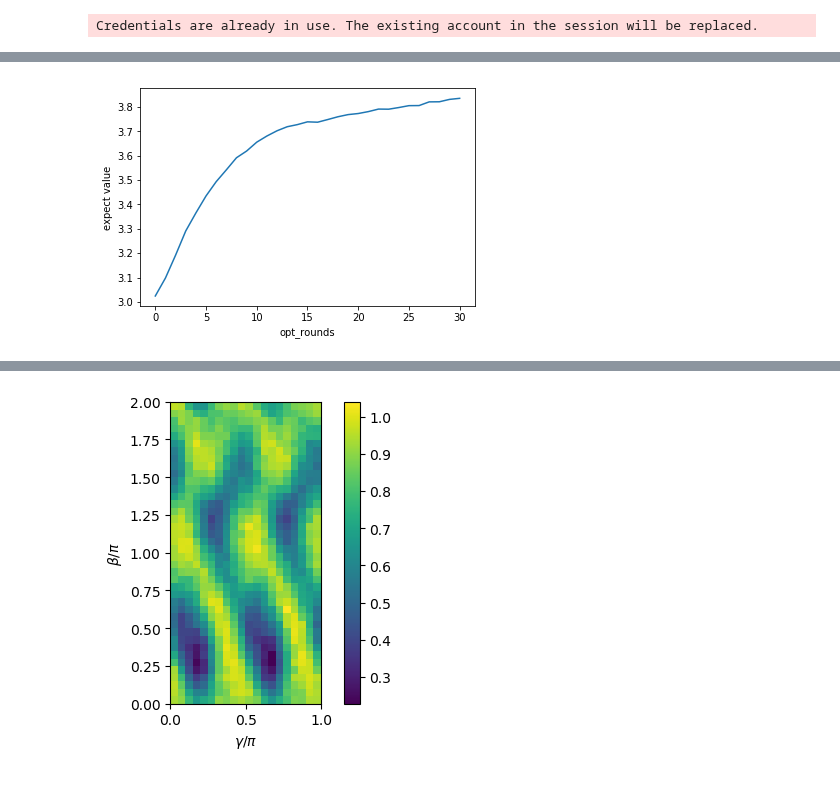
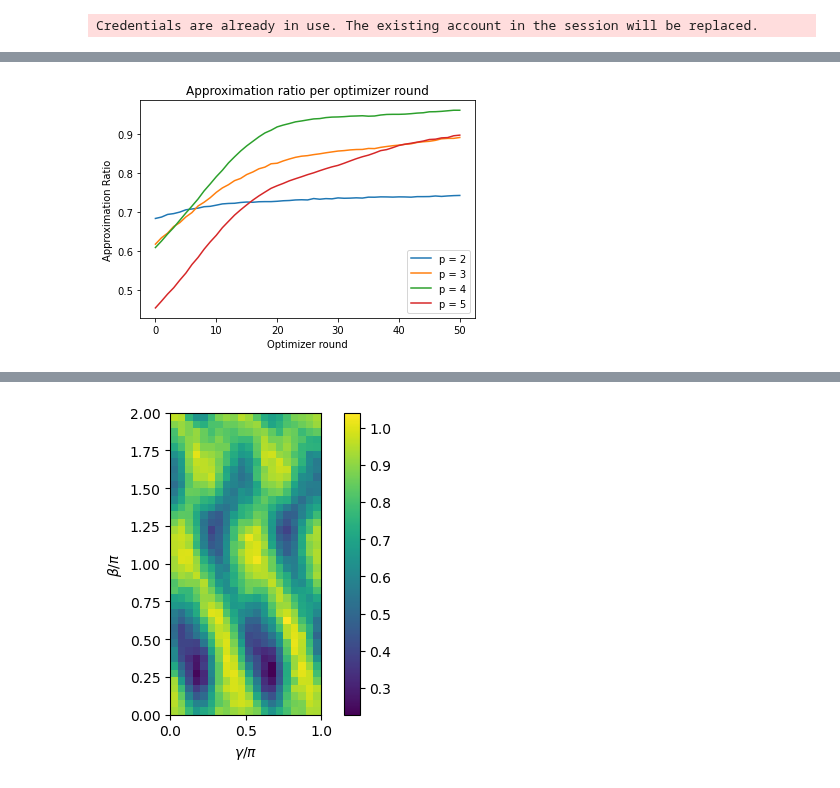
Before and after one commit to XunyiZhao/Quantum_Information_Project, a Jupyter notebook: k-colorable-subgraph.ipynb, the cells around one changed output, grey strips where cells are left out. Saved outputs shown, nothing was run; the diff lists cells and outputs as text; code cells hidden in the pictures.

```diff
--- a/k-colorable-subgraph.ipynb
+++ b/k-colorable-subgraph.ipynb
@@ -280,0 +348,22 @@ k_col.draw()
+# %%
+%%time
+
+colors = 2
+rounds = 20
+depth = 4
+shots = 10**5
+rate = 0.05
+
+for p in range(2,6):
+    curve = k_col.train(colors, rounds, p, shots, rate)
+    curve = [x / 2 for x in curve]
+    plt.plot(curve, label = ("p = " + str(p)))
+
+
+
+plt.ylabel('Approximation Ratio')
+plt.xlabel('Optimizer round')
+plt.title('Approximation ratio per optimizer round')
+plt.legend(loc="lower right")
+plt.show()
+# plt.savefig('kcol2star.png', bbox_inches='tight')
@@ -281,17 +373,23 @@ k_col.draw()
 # %%
 %%time
 
-colors = 3
-rounds = 30
+colors = 2
+rounds = 50
 depth = 4
-shots = 100000
+shots = 10**5
 rate = 0.01
+
+for p in range(2,6):
+    curve = k_col.train(colors, rounds, p, shots, rate)
+    curve = [x / 4 for x in curve]
+    plt.plot(curve, label = ("p = " + str(p)))
 
 
 
-curve = k_col.train(colors, rounds, depth, shots, rate, train_iter=1)
-plt.plot(curve[0])
-plt.ylabel('expect value')
-plt.xlabel('opt_rounds')
+plt.ylabel('Approximation Ratio')
+plt.xlabel('Optimizer round')
+plt.title('Approximation ratio per optimizer round')
+plt.legend(loc="lower right")
 plt.show()
+# plt.savefig('kcol2star.png', bbox_inches='tight')
 # %% [output]
@@ -299 +396 @@ plt.show()
-[figure, old version]
+[figure, new version]
```
Also changed, not shown: parts of 12 cells of this notebook.
